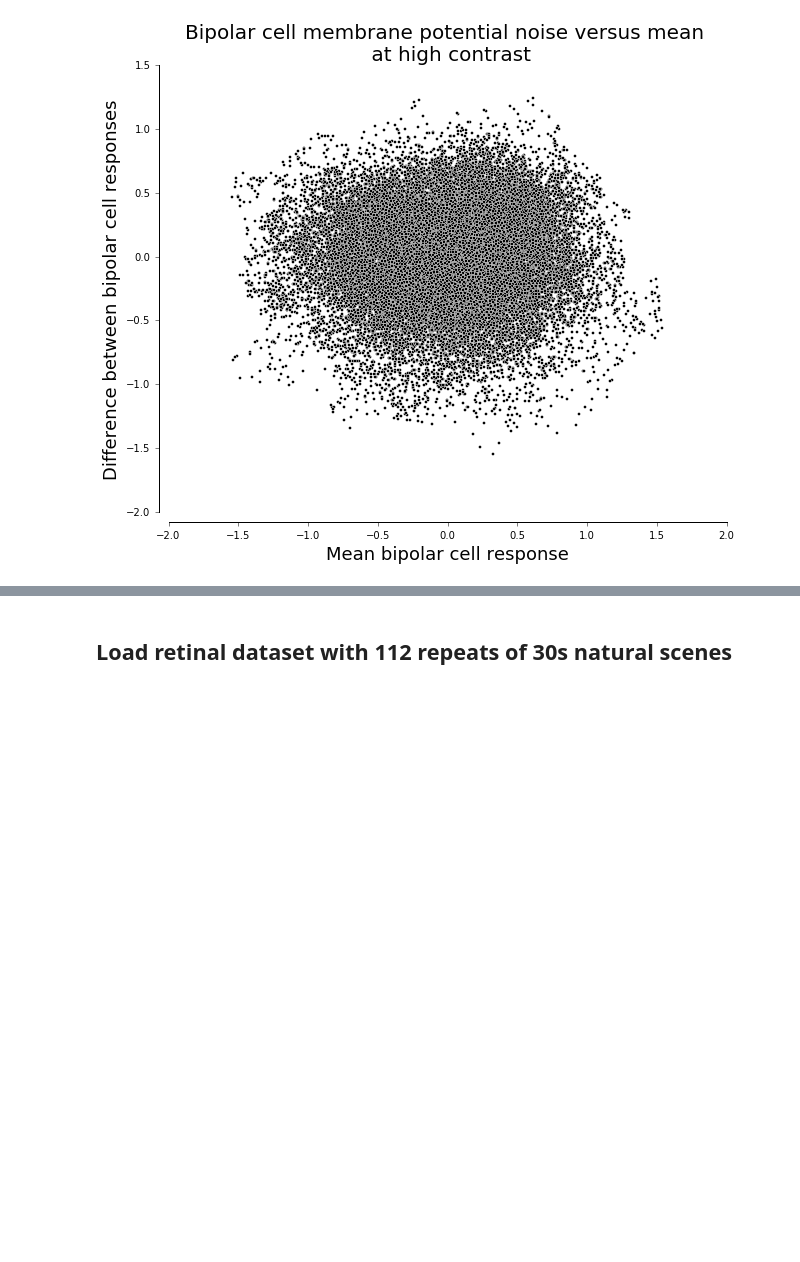
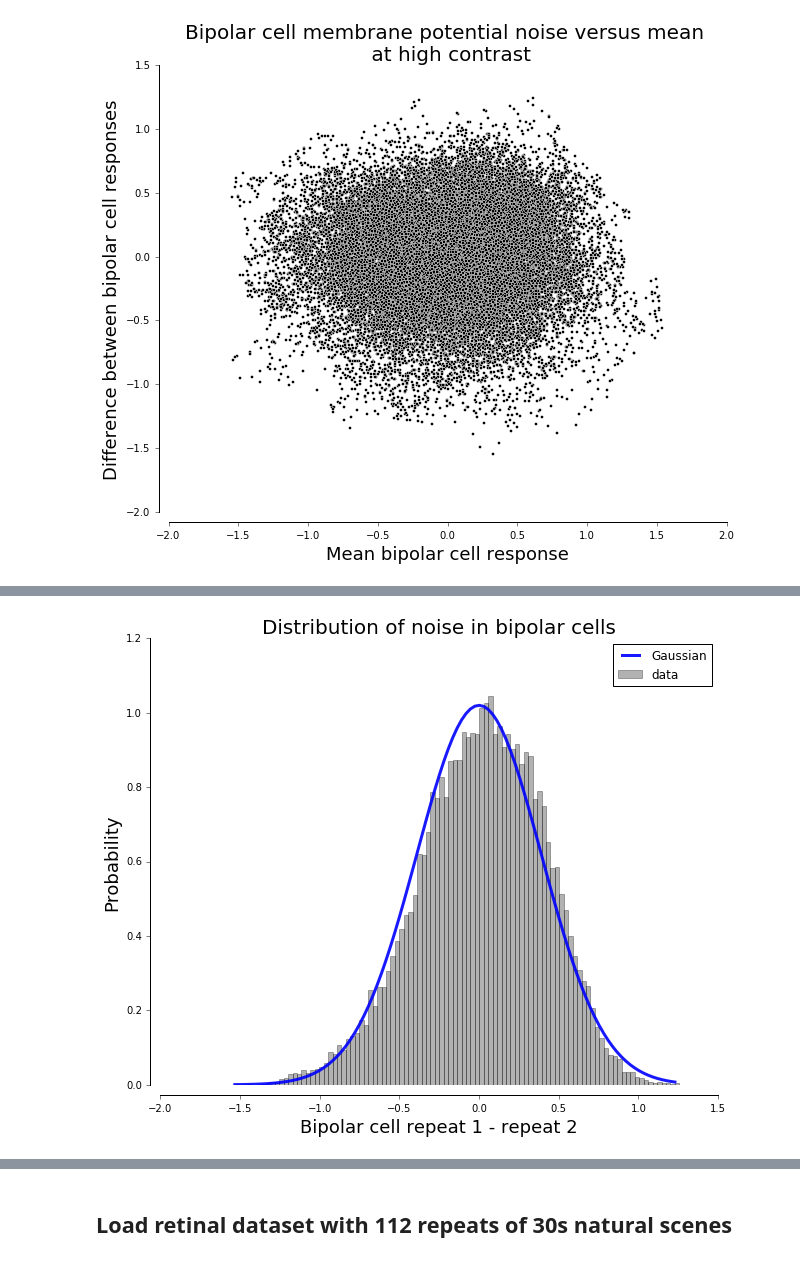
Before and after one commit to lmcintosh/deep-retina-tutorial, a Jupyter notebook: introduction.ipynb, the cells around one changed output, grey strips where cells are left out. Drawn from its saved outputs; the diff is of its cells as text; code cells hidden in the pictures; blank space fills up the shorter version.

```diff
--- a/introduction.ipynb
+++ b/introduction.ipynb
@@ -142,0 +162,17 @@ adjust_spines(plt.gca(), ['left', 'bottom'])
+# %%
+# Plot the data pdf and the Gaussian pdf with the same mean and variance
+bin_centers = bin_edges[:-1] + np.mean(np.diff(bin_edges))/2.0
+plt.bar(bin_centers, bipolar_data_pdf, np.mean(np.diff(bin_edges)), color='k', alpha=0.3, label='data')
+plt.plot(bin_centers, norm(loc=np.mean(bipolar_residuals), scale=np.std(bipolar_residuals)).pdf(bin_centers),
+         linewidth=3, alpha=0.9, label='Gaussian')
+plt.legend()
+
+plt.title('Distribution of noise in bipolar cells', fontsize=20)
+plt.xlabel('Bipolar cell repeat 1 - repeat 2', fontsize=18)
+plt.ylabel('Probability', fontsize=18)
+# aesthetics
+plt.tick_params(axis='y', direction='out')
+plt.tick_params(axis='x', direction='out')
+adjust_spines(plt.gca(), ['left', 'bottom'])
+# %% [output]
+[figure, added]
```
Also changed, not shown: parts of 20 cells of this notebook, 1 other file.
